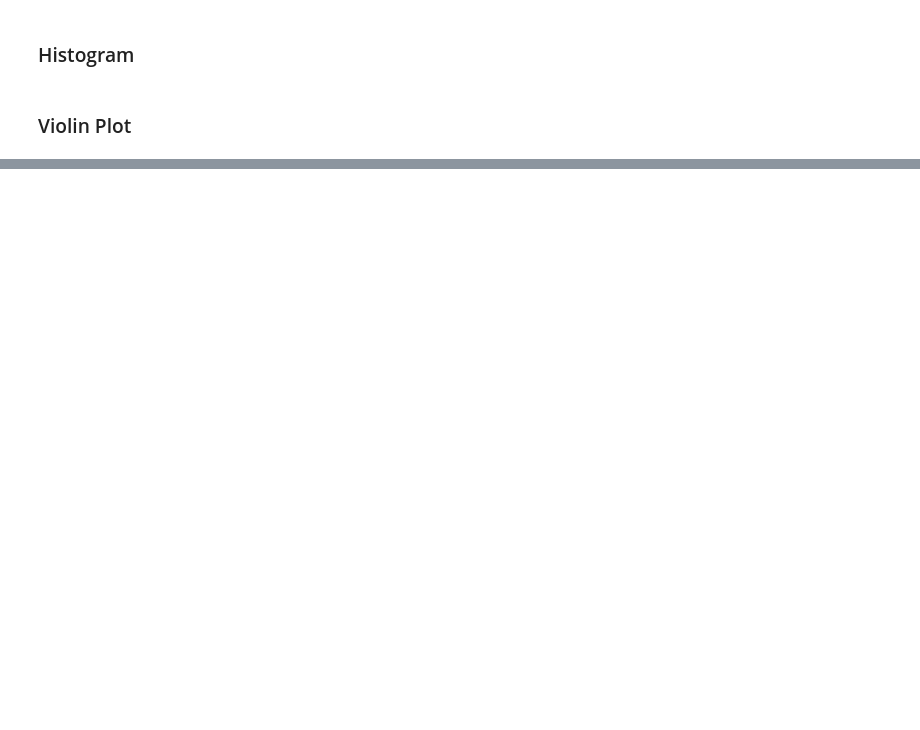
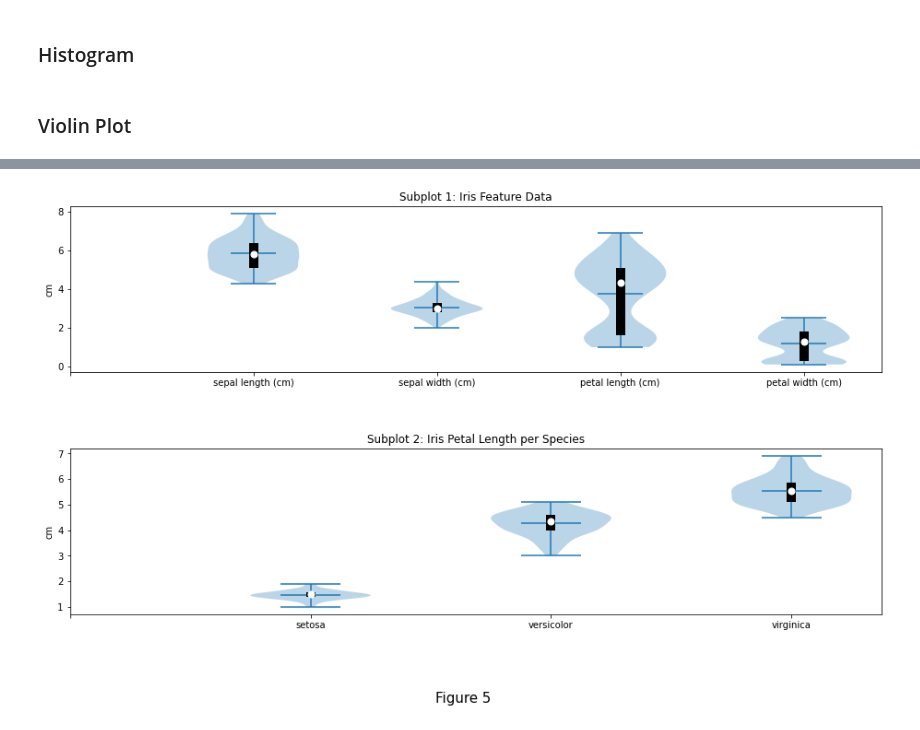
Before and after one commit to CiaranMoran27/playing_with_jupyter, a Jupyter notebook: pyplot.ipynb, the cells around one changed output, grey strips where cells are left out. Saved outputs shown, nothing was run; the diff lists cells and outputs as text; code cells hidden in the pictures; blank space fills up the shorter version.

```diff
--- a/pyplot.ipynb
+++ b/pyplot.ipynb
@@ -268,0 +274,6 @@ print('\n{}With the object orientated approach we can directly reference any axe
+# %%
+# lets use the iris dataset to generate some data to work with
+iris = datasets.load_iris()              # store dataset in variable
+iris_cols = iris.feature_names           # store col names list in variable
+iris_targets = iris.target               # store species (numeric format) in targets array
+iris_species = iris.target_names         # store species categories in array
@@ -272,0 +347,41 @@ print('\n{}With the object orientated approach we can directly reference any axe
+# %%
+# isolate different species of iris array and collapese to 1d
+
+petal_length_setosa = iris.data[:, 2][np.where(iris.target == 0)].flatten()
+petal_length_versicolor = iris.data[:, 2][np.where(iris.target == 1)].flatten()
+petal_length_virginica = iris.data[:, 2][np.where(iris.target == 2)].flatten()
+
+# Stack arrays in sequence (row wise)
+all_species = np.vstack((petal_length_setosa, petal_length_versicolor, petal_length_virginica))
+# %%
+# generate figure of custom size & label figure
+plt.figure(figsize = (14, 8))
+plt.figtext(0.5, -0.05, 'Figure 5',wrap = True, horizontalalignment = 'center', fontsize = 15)
+
+
+# bottom violin plot can accepts all feature data in 2d array from iris object
+# plot violin, pass first four array cols of 2d array
+plt.subplot(2, 1, 1)
+violin_plot = plt.violinplot(iris.data, showmeans = True, showextrema = True)
+plt.title('Subplot 1: Iris Feature Data')
+plt.ylabel('cm')
+
+# pass 2d feature data into custom formatting function with the x axis labels
+format_violin_plot(iris.data.T, iris_cols)
+
+
+# top violin plot can accept all species as 2d array (hence use of Transpose)
+plt.subplot(2, 1, 2)
+violin_plot = plt.violinplot(all_species.T, showmeans = True, showextrema = True)
+plt.title('Subplot 2: Iris Petal Length per Species')
+plt.ylabel('cm')
+
+# pass stacked species data into custom formatting function with the x axis labels
+format_violin_plot(all_species, iris_species)
+
+
+
+# optimise plot boudneries
+plt.tight_layout(pad = 5)
+# %% [output]
+[figure, added]
```
Also changed, not shown: parts of 26 cells of this notebook, 2 other files.
